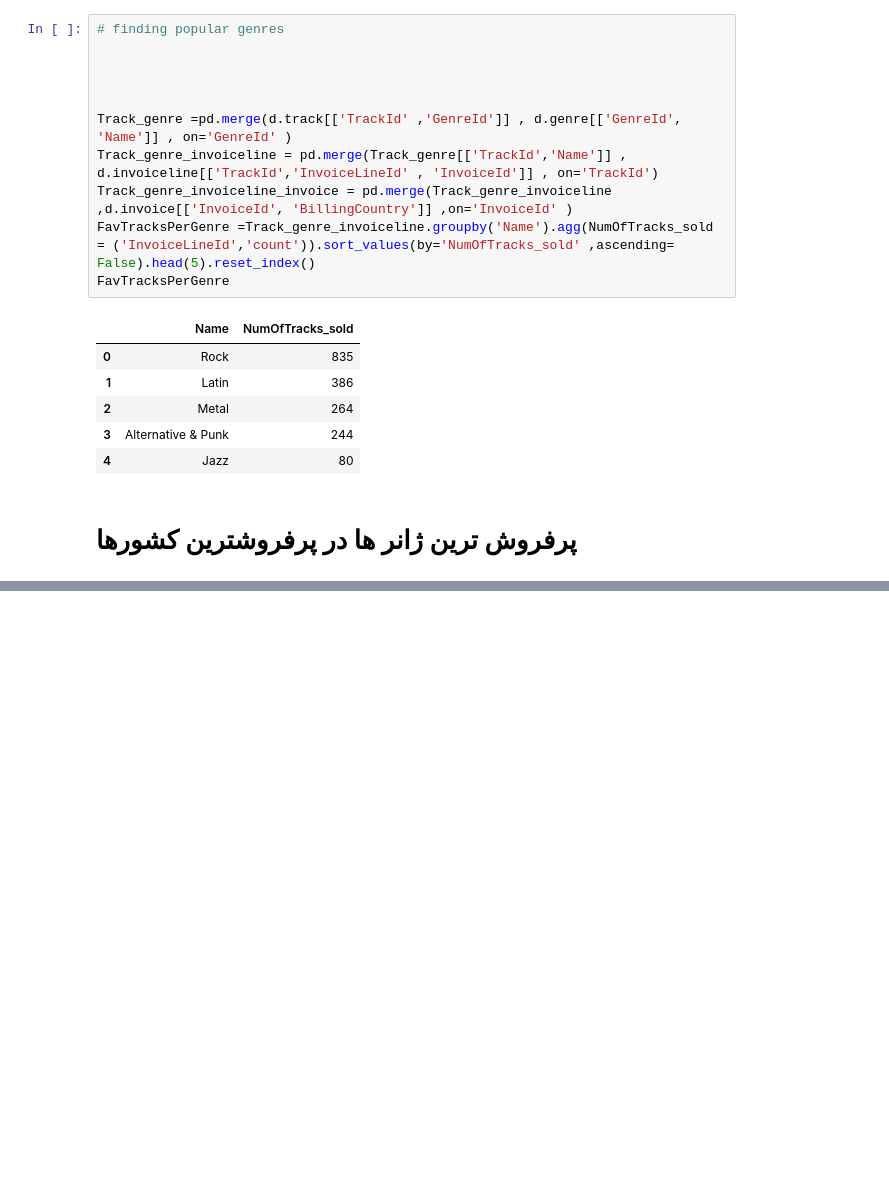
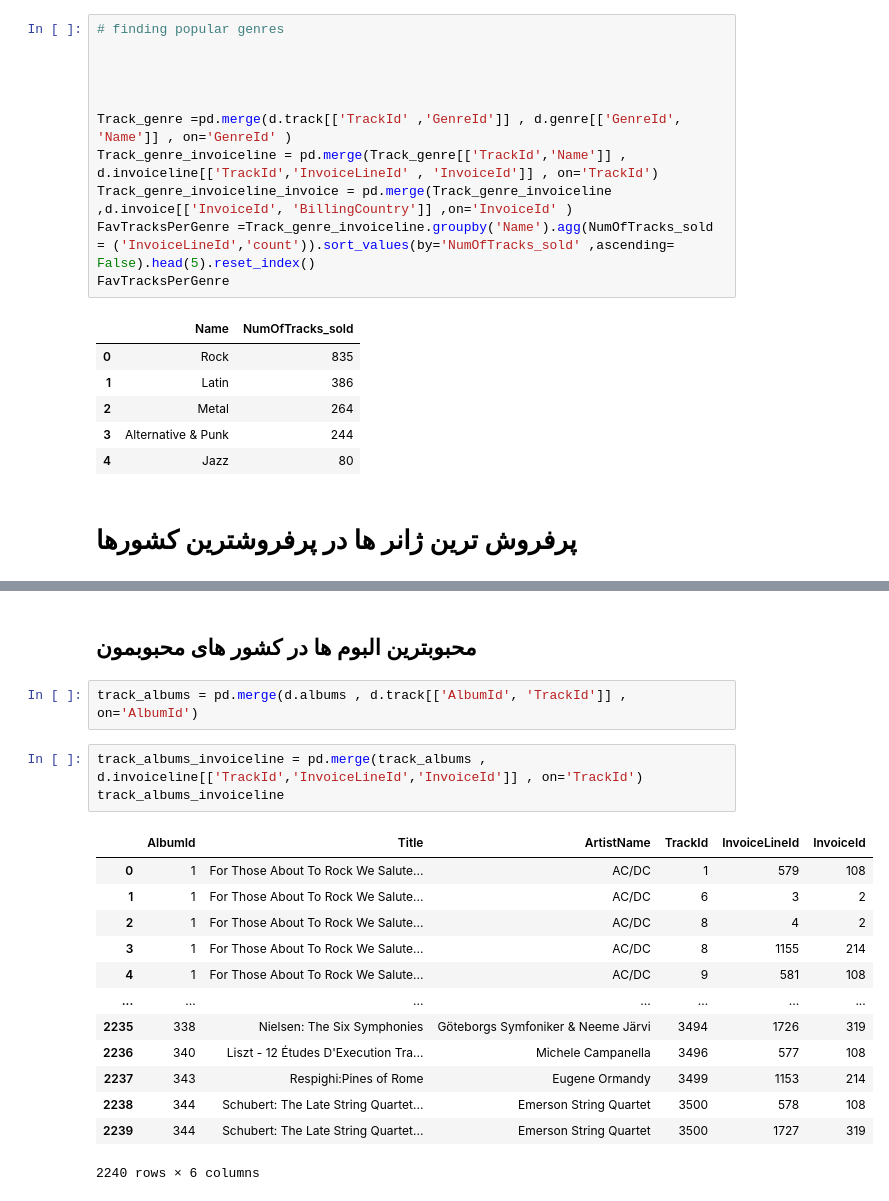
Before and after one commit to SobhanSalarian/MusicStore, a Jupyter notebook: notebooks/AnalyzingTheData.ipynb, the cells around one changed output, grey strips where cells are left out. Saved outputs shown, nothing was run; the diff lists cells and outputs as text; blank space fills up the shorter version.

```diff
--- a/notebooks/AnalyzingTheData.ipynb
+++ b/notebooks/AnalyzingTheData.ipynb
@@ -146,0 +157,21 @@ top5sGrouped
+# %% [markdown]
+## محبوبترین البوم ها در کشور های محبوبمون
+# %%
+track_albums = pd.merge(d.albums , d.track[['AlbumId', 'TrackId']] , on='AlbumId')
+# %%
+track_albums_invoiceline = pd.merge(track_albums , d.invoiceline[['TrackId','InvoiceLineId','InvoiceId']] , on='TrackId')
+track_albums_invoiceline
+# %% [output]
+|  | AlbumId | Title | ArtistName | TrackId | InvoiceLineId | InvoiceId |
+| 0 | 1 | For Those About To Rock We Salute... | AC/DC | 1 | 579 | 108 |
+| 1 | 1 | For Those About To Rock We Salute... | AC/DC | 6 | 3 | 2 |
+| 2 | 1 | For Those About To Rock We Salute... | AC/DC | 8 | 4 | 2 |
+| 3 | 1 | For Those About To Rock We Salute... | AC/DC | 8 | 1155 | 214 |
+| 4 | 1 | For Those About To Rock We Salute... | AC/DC | 9 | 581 | 108 |
+| ... | ... | ... | ... | ... | ... | ... |
+| 2235 | 338 | Nielsen: The Six Symphonies | Göteborgs Symfoniker & Neeme Järvi | 3494 | 1726 | 319 |
+| 2236 | 340 | Liszt - 12 Études D'Execution Tra... | Michele Campanella | 3496 | 577 | 108 |
+| 2237 | 343 | Respighi:Pines of Rome | Eugene Ormandy | 3499 | 1153 | 214 |
+| 2238 | 344 | Schubert: The Late String Quartet... | Emerson String Quartet | 3500 | 578 | 108 |
+| 2239 | 344 | Schubert: The Late String Quartet... | Emerson String Quartet | 3500 | 1727 | 319 |
+2240 rows × 6 columns
```
Also changed, not shown: parts of 6 cells of this notebook.
